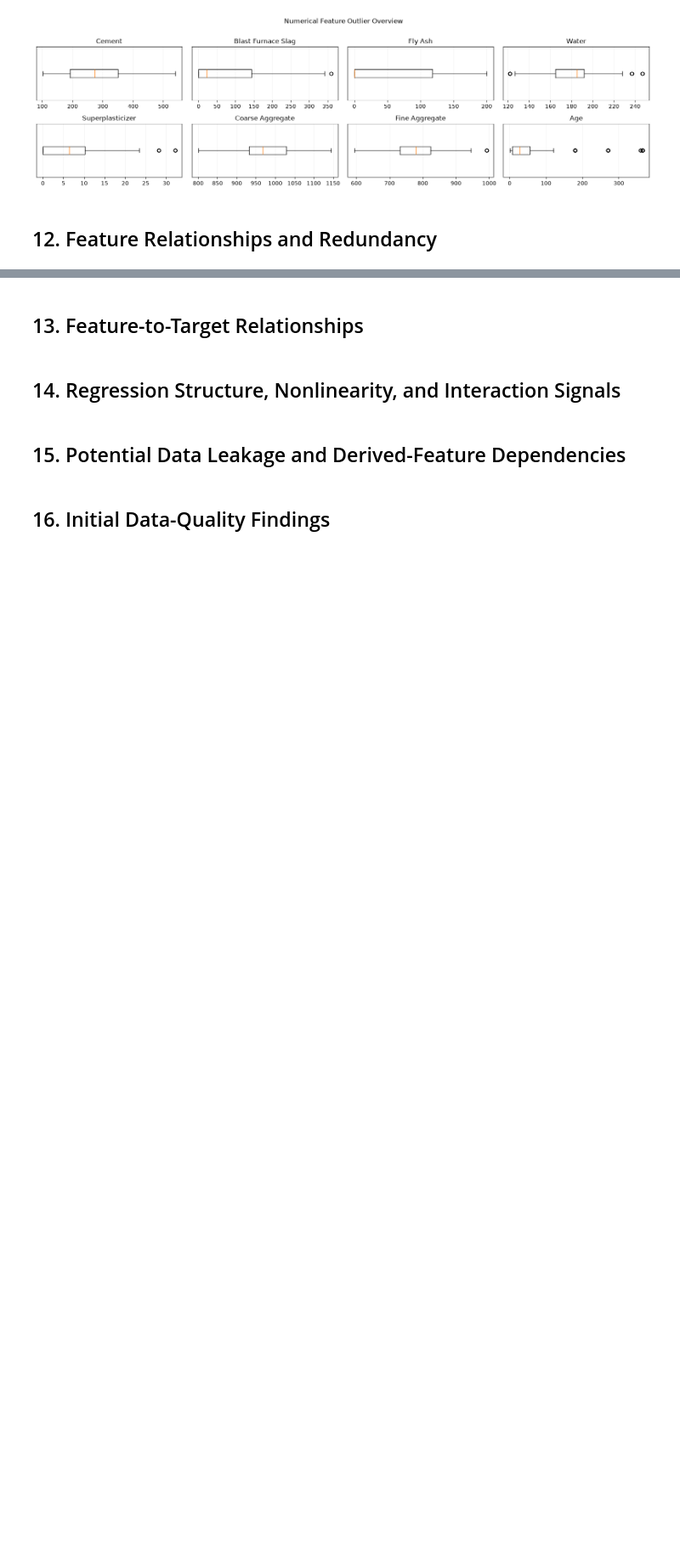
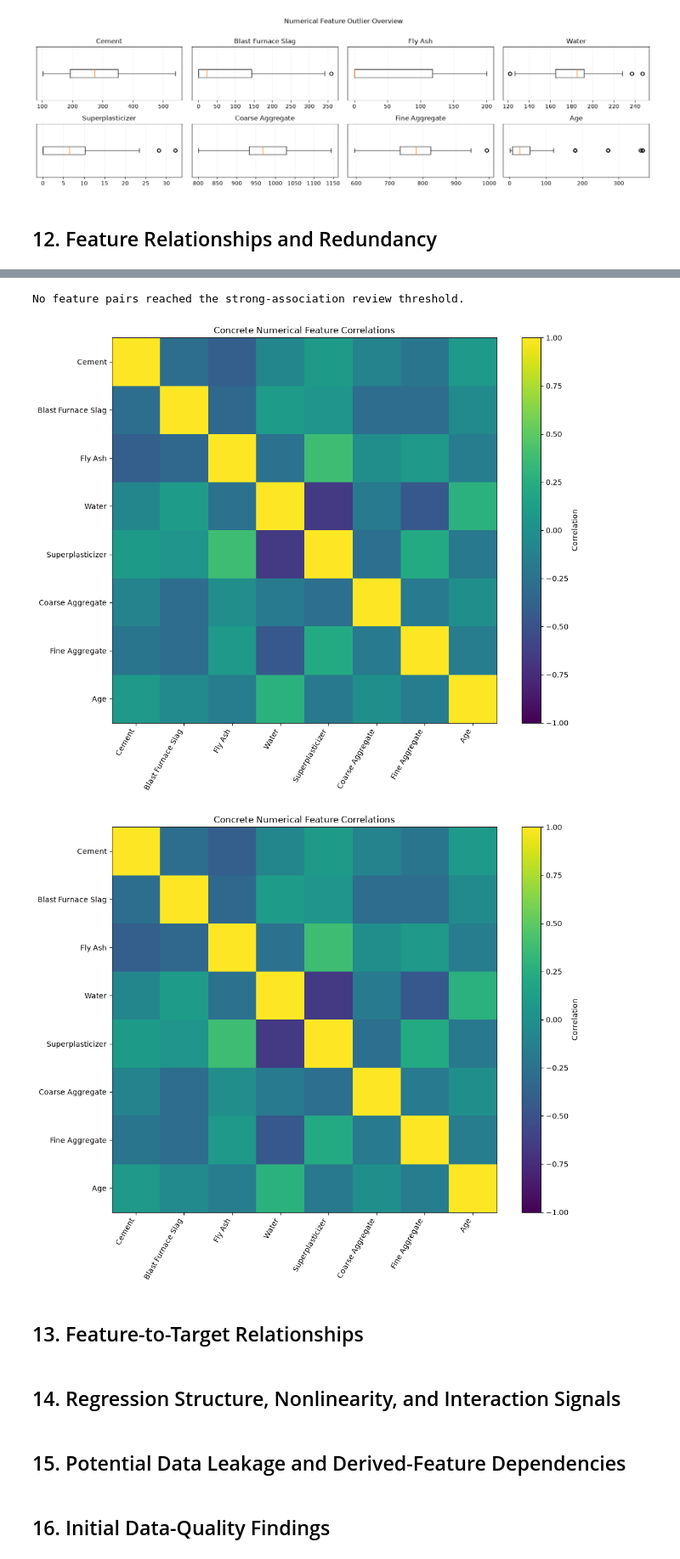
Before and after one commit to FabioAguiar/dataset-study-concrete-compressives-strength, a Jupyter notebook: notebooks/01_data_understanding_and_exploration.ipynb, the cells around one changed output, grey strips where cells are left out. Shown at 85% size. Saved outputs shown, nothing was run; the diff lists cells and outputs as text; code cells hidden in the pictures; blank space fills up the shorter version.

Commit message:
feat(exploration): analyze Concrete feature relationships and redundancy

```diff
--- a/notebooks/01_data_understanding_and_exploration.ipynb
+++ b/notebooks/01_data_understanding_and_exploration.ipynb
@@ -527,3 +527,52 @@ IQR candidates are descriptive evidence only; no rows are removed or clipped dur
 [figure]
 # %% [markdown]
 ## 12. Feature Relationships and Redundancy
+# %%
+from scripts.analyze_relationships import (
+    analyze_numerical_feature_relationships,
+    plot_numerical_correlation_heatmap,
+)
+from scripts.export_figures import export_figure
+
+
+# Exploratory thresholds remain explicit; they flag review candidates only.
+STRONG_FEATURE_ASSOCIATION_THRESHOLD = 0.80
+REDUNDANCY_REVIEW_THRESHOLD = 0.90
+
+feature_relationship_report = analyze_numerical_feature_relationships(
+    df,
+    features=NUMERICAL_FEATURES,
+    strong_association_threshold=STRONG_FEATURE_ASSOCIATION_THRESHOLD,
+    redundancy_review_threshold=REDUNDANCY_REVIEW_THRESHOLD,
+)
+
+feature_relationship_report.raise_if_invalid(
+    require_features_present=True,
+    require_sufficient_variation=True,
+)
+
+display(feature_relationship_report.numerical_summary_frame())
+
+relationship_review = feature_relationship_report.numerical_review_frame()
+if relationship_review.empty:
+    print("No feature pairs reached the strong-association review threshold.")
+else:
+    display(relationship_review)
+
+correlation_figure = plot_numerical_correlation_heatmap(
+    feature_relationship_report,
+    method="pearson",
+    title="Concrete Numerical Feature Correlations",
+)
+export_figure(
+    correlation_figure,
+    PROJECT.root / "docs/images/numerical_feature_correlation_heatmap.png",
+)
+display(correlation_figure)
+
+if feature_relationship_report.has_redundancy_candidates:
+    print(
+        "High association marks redundancy candidates for later review; "
+        "no feature is removed during exploration."
+    )
+# %% [output]
@@ -530,3 +586,6 @@ IQR candidates are descriptive evidence only; no rows are removed or clipped dur
+No feature pairs reached the strong-association review threshold.
+[figure, added]
+[figure, added]
 # %% [markdown]
 ## 13. Feature-to-Target Relationships
 # %% [markdown]
```
Also changed, not shown: parts of 1 cell of this notebook, 1 other file.
